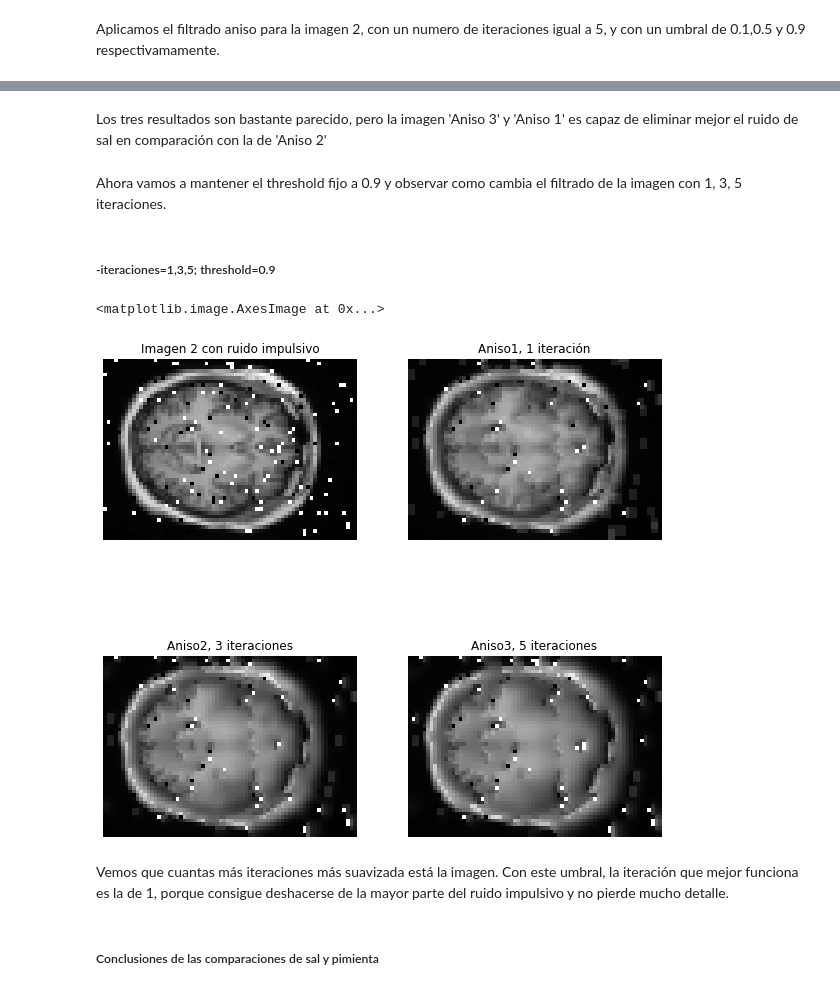
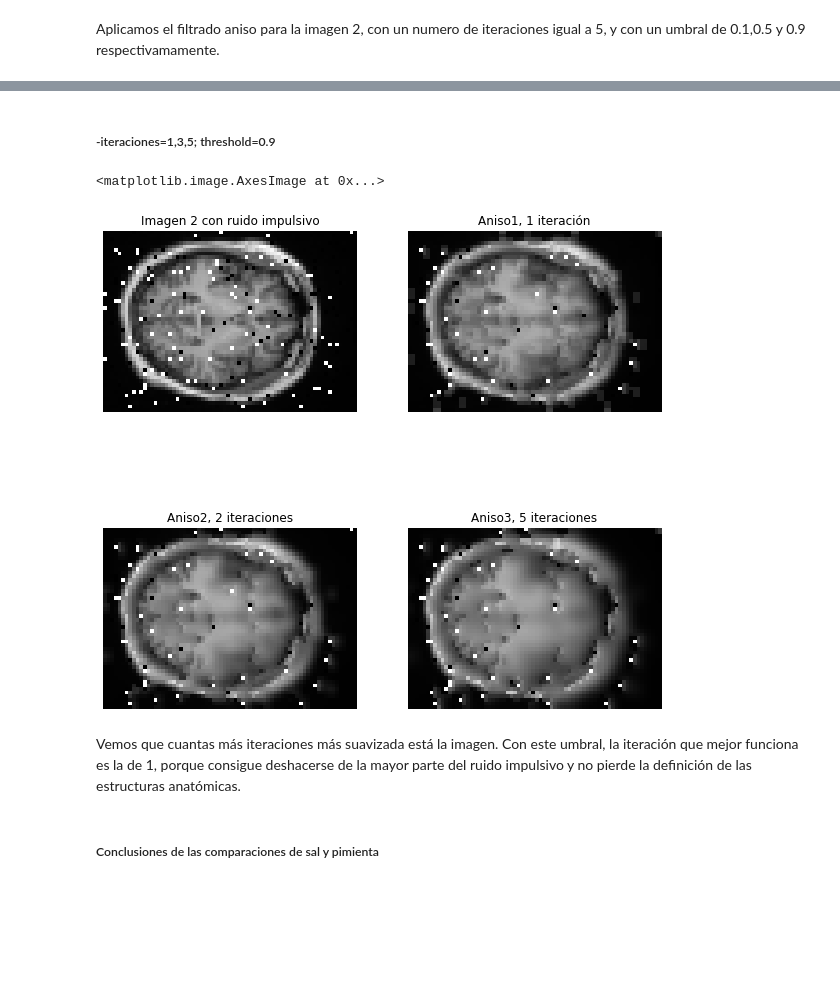
Before and after one commit to Mariaprddz/Analisis, a Jupyter notebook: Analisis/aniso.ipynb, the cells around one changed output, grey strips where cells are left out. Cells and saved outputs as stored; diff of their text form; code cells hidden in the pictures; blank space fills up the shorter version.

```diff
--- a/Analisis/aniso.ipynb
+++ b/Analisis/aniso.ipynb
@@ -61,7 +61,7 @@ Para poder añadirle el ruido a las imágenes, vamos a transformar los datos al
 # %%
 #Redimensionamos las imágenes
 
-a = np.array(skimage.transform.resize(img1.dataobj, (50,70))) #ahora nuestra imagen es de 50x70x256
+a = np.array(skimage.transform.resize(img1.dataobj, (60,80))) #ahora nuestra imagen es de 50x70x256
 
 #a = np.array(skimage.transform.rescale(img.dataobj,0.3))
 a.shape
@@ -577,32 +561,28 @@ plt.imshow(denoise_img2_t3,cmap=plt.cm.gray) #1, 0.95
-# %% [markdown]
-Los tres resultados son bastante parecido, pero la imagen 'Aniso 3' y 'Aniso 1' es capaz de eliminar mejor el ruido de sal en comparación con la de 'Aniso 2'
-# %% [markdown]
-Ahora vamos a mantener el threshold fijo a 0.9 y observar como cambia el filtrado de la imagen con 1, 3, 5 iteraciones.
 # %% [markdown]
 ##### -iteraciones=1,3,5; threshold=0.9
 # %%
 denoise_img2_t1 = modules.aniso_filter(img_salpimienta2, 1, 0.9)
-denoise_img2_t2 = modules.aniso_filter(img_salpimienta2, 3, 0.9)
+denoise_img2_t2 = modules.aniso_filter(img_salpimienta2, 2, 0.9)
 denoise_img2_t3= modules.aniso_filter(img_salpimienta2, 5, 0.9)
 # %%
 fig = plt.figure(figsize=(10,10))
 plt.subplot(221)
 plt.title('Imagen 2 con ruido impulsivo'), plt.axis('off')
 plt.imshow(img_salpimienta2,cmap=plt.cm.gray)
 plt.subplot(222)
 plt.title('Aniso1, 1 iteración'), plt.axis('off')
 plt.imshow(denoise_img2_t1, cmap=plt.cm.gray)
 plt.subplot(223)
-plt.title('Aniso2, 3 iteraciones'), plt.axis('off')
+plt.title('Aniso2, 2 iteraciones'), plt.axis('off')
 plt.imshow(denoise_img2_t2,cmap=plt.cm.gray)
 plt.subplot(224)
 plt.title('Aniso3, 5 iteraciones'), plt.axis('off')
 plt.imshow(denoise_img2_t3,cmap=plt.cm.gray)
 # %% [output]
 <matplotlib.image.AxesImage at 0x...>
-[figure, old version]
+[figure, new version]
 # %% [markdown]
-Vemos que cuantas más iteraciones más suavizada está la imagen. Con este umbral, la iteración que mejor funciona es la de 1, porque consigue deshacerse de la mayor parte del ruido impulsivo y no pierde mucho detalle.
+Vemos que cuantas más iteraciones más suavizada está la imagen. Con este umbral, la iteración que mejor funciona es la de 1, porque consigue deshacerse de la mayor parte del ruido impulsivo y no pierde la definición de las estructuras anatómicas.
 # %% [markdown]
 #####  Conclusiones de las comparaciones de sal y pimienta
 # %% [markdown]
```
Also changed, not shown: parts of 61 cells of this notebook.
